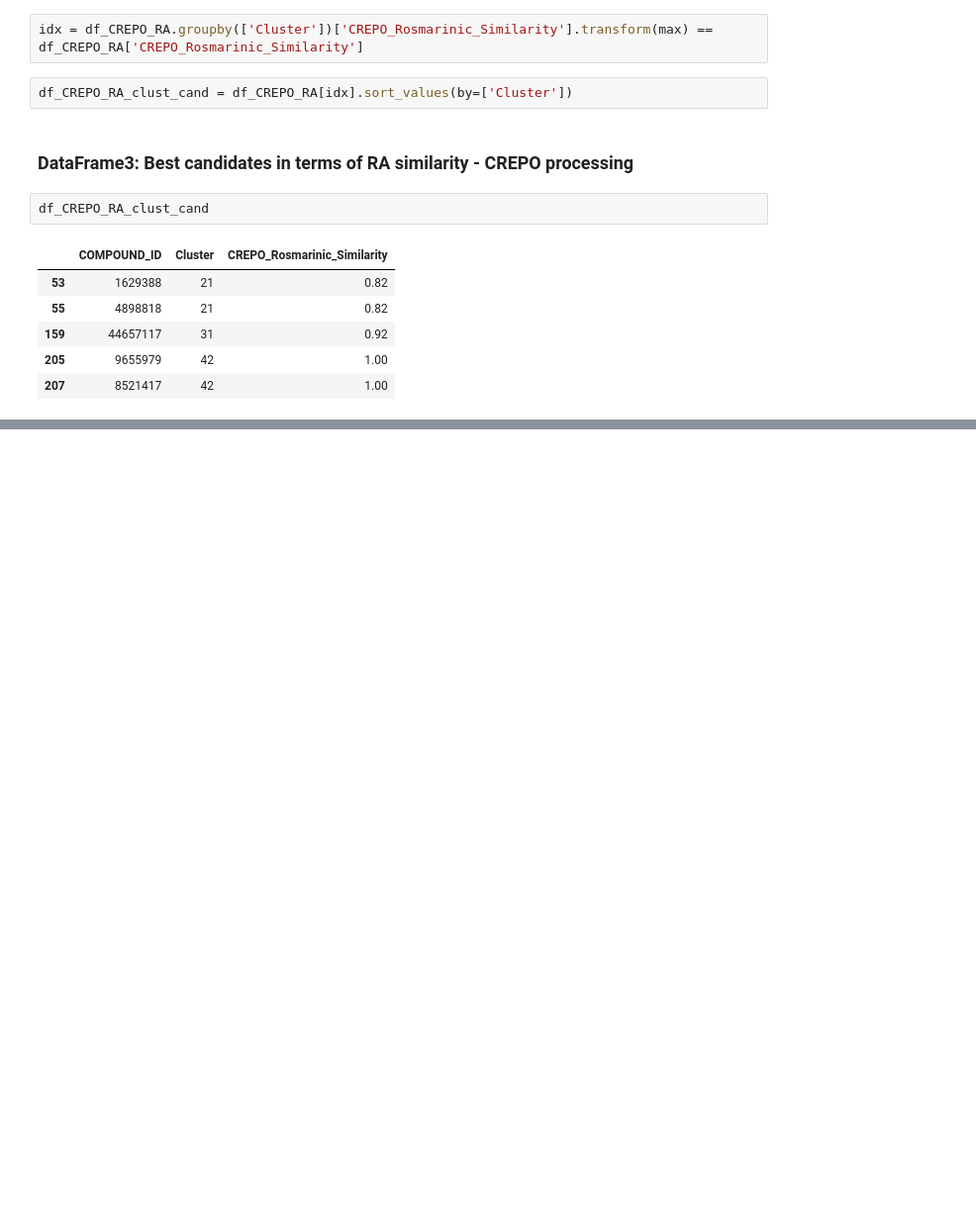
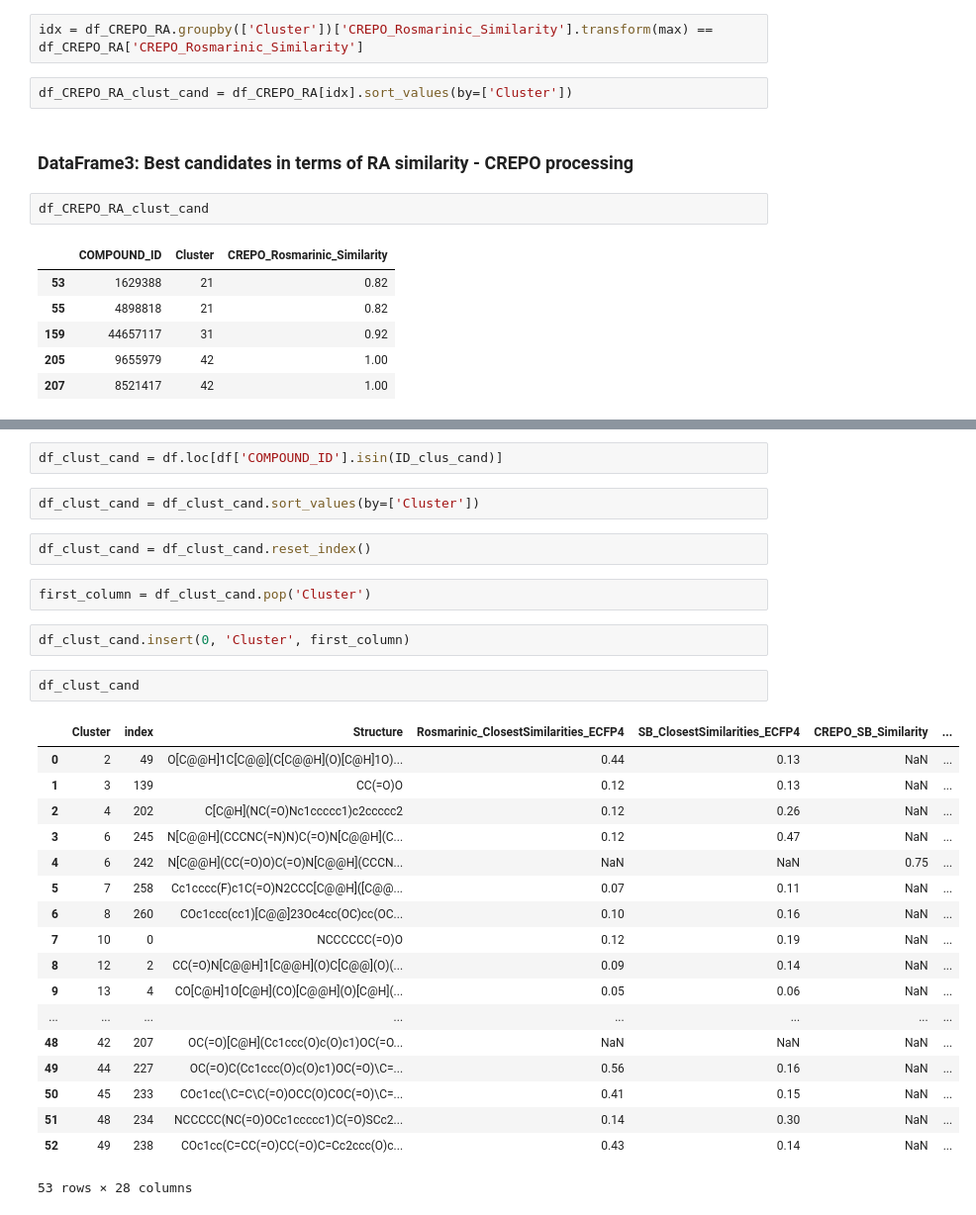
Before and after one commit to DavidToledano/Complement-Factor-Inhibitors-Data-Analysis, a Jupyter notebook: Jupyter Notebooks/Best candidates in terms of MAX similarity.ipynb, the cells around one changed output, grey strips where cells are left out. Shown: that part at 99% size. Drawn from its saved outputs; the diff is of its cells as text; blank space fills up the shorter version.

Commit message:
53 molecules  _  MAX similarity for each cluster

```diff
--- a/Jupyter Notebooks/Best candidates in terms of MAX similarity.ipynb
+++ b/Jupyter Notebooks/Best candidates in terms of MAX similarity.ipynb
@@ -102,0 +149,31 @@ df_CREPO_RA_clust_cand
+# %%
+df_clust_cand = df.loc[df['COMPOUND_ID'].isin(ID_clus_cand)]
+# %%
+df_clust_cand = df_clust_cand.sort_values(by=['Cluster'])
+# %%
+df_clust_cand = df_clust_cand.reset_index()
+# %%
+first_column = df_clust_cand.pop('Cluster')
+# %%
+df_clust_cand.insert(0, 'Cluster', first_column)
+# %%
+df_clust_cand
+# %% [output]
+|  | Cluster | index | Structure | Rosmarinic_ClosestSimilarities_ECFP4 | SB_ClosestSimilarities_ECFP4 | CREPO_SB_Similarity | ... |
+| 0 | 2 | 49 | O[C@@H]1C[C@@](C[C@@H](O)[C@H]1O)... | 0.44 | 0.13 | NaN | ... |
+| 1 | 3 | 139 | CC(=O)O | 0.12 | 0.13 | NaN | ... |
+| 2 | 4 | 202 | C[C@H](NC(=O)Nc1ccccc1)c2ccccc2 | 0.12 | 0.26 | NaN | ... |
+| 3 | 6 | 245 | N[C@@H](CCCNC(=N)N)C(=O)N[C@@H](C... | 0.12 | 0.47 | NaN | ... |
+| 4 | 6 | 242 | N[C@@H](CC(=O)O)C(=O)N[C@@H](CCCN... | NaN | NaN | 0.75 | ... |
+| 5 | 7 | 258 | Cc1cccc(F)c1C(=O)N2CCC[C@@H]([C@@... | 0.07 | 0.11 | NaN | ... |
+| 6 | 8 | 260 | COc1ccc(cc1)[C@@]23Oc4cc(OC)cc(OC... | 0.10 | 0.16 | NaN | ... |
+| 7 | 10 | 0 | NCCCCCC(=O)O | 0.12 | 0.19 | NaN | ... |
+| 8 | 12 | 2 | CC(=O)N[C@@H]1[C@@H](O)C[C@@](O)(... | 0.09 | 0.14 | NaN | ... |
+| 9 | 13 | 4 | CO[C@H]1O[C@H](CO)[C@@H](O)[C@H](... | 0.05 | 0.06 | NaN | ... |
+| ... | ... | ... | ... | ... | ... | ... | ... |
+| 48 | 42 | 207 | OC(=O)[C@H](Cc1ccc(O)c(O)c1)OC(=O... | NaN | NaN | NaN | ... |
+| 49 | 44 | 227 | OC(=O)C(Cc1ccc(O)c(O)c1)OC(=O)\C=... | 0.56 | 0.16 | NaN | ... |
+| 50 | 45 | 233 | COc1cc(\C=C\C(=O)OCC(O)COC(=O)\C=... | 0.41 | 0.15 | NaN | ... |
+| 51 | 48 | 234 | NCCCCC(NC(=O)OCc1ccccc1)C(=O)SCc2... | 0.14 | 0.30 | NaN | ... |
+| 52 | 49 | 238 | COc1cc(C=CC(=O)CC(=O)C=Cc2ccc(O)c... | 0.43 | 0.14 | NaN | ... |
+53 rows × 28 columns
```
Also changed, not shown: parts of 12 cells of this notebook.
